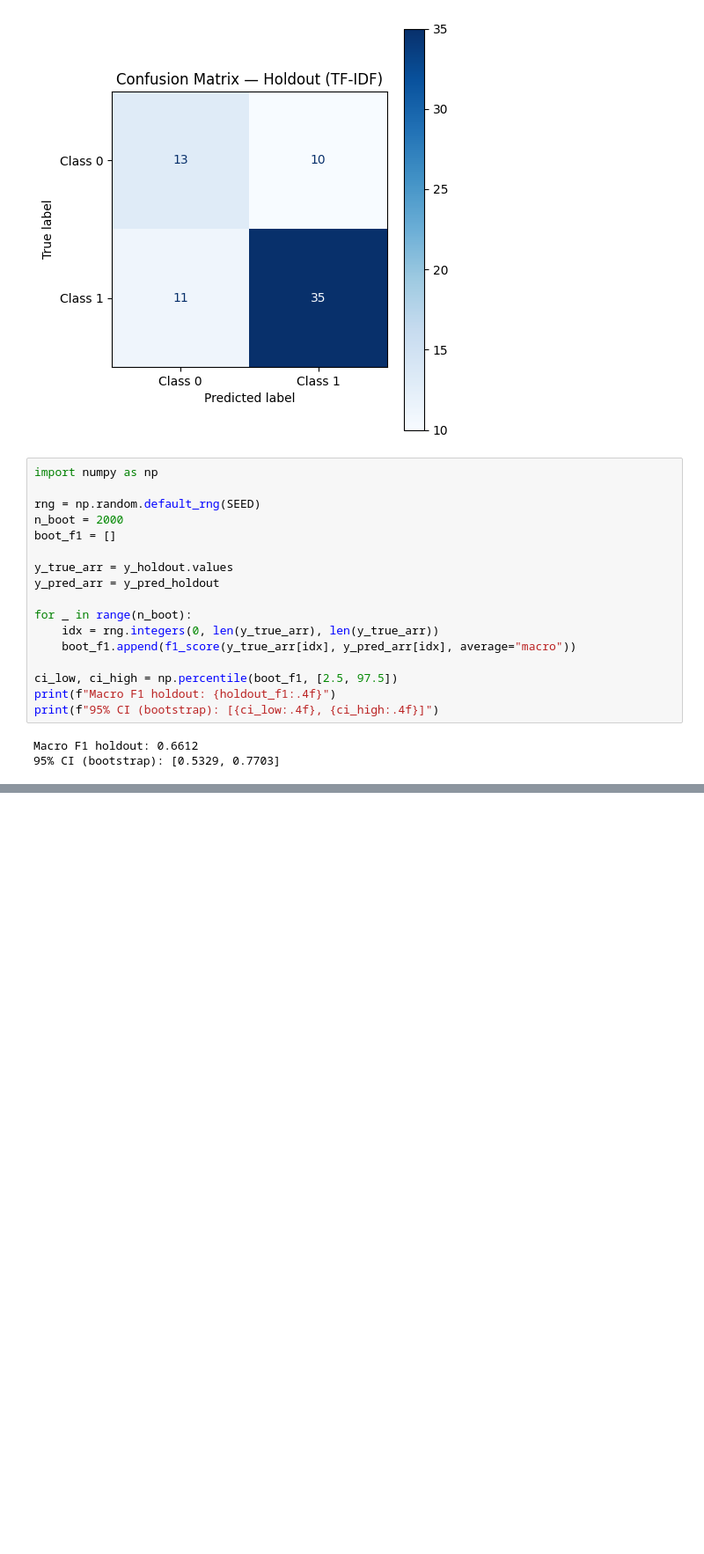
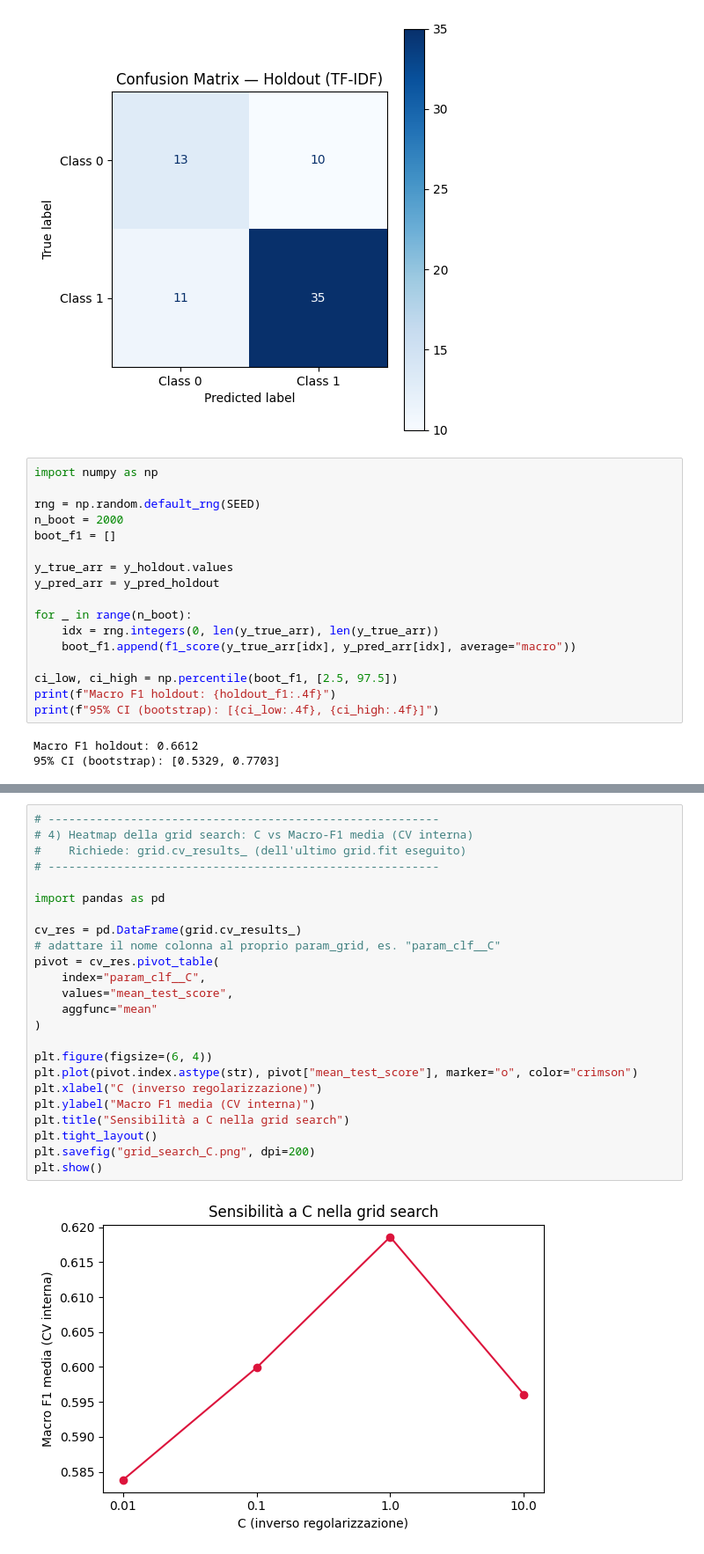
Before and after one commit to WrongMedal/SML_Rebels_G24, a Jupyter notebook: Codice/03_model_logreg.ipynb, the cells around one changed output, grey strips where cells are left out. Shown at 88% size. Drawn from its saved outputs; the diff is of its cells as text; blank space fills up the shorter version.

```diff
--- a/Codice/03_model_logreg.ipynb
+++ b/Codice/03_model_logreg.ipynb
@@ -593,0 +648,26 @@ Macro F1 holdout: 0.6612
+# %%
+# ---------------------------------------------------------
+# 4) Heatmap della grid search: C vs Macro-F1 media (CV interna)
+#    Richiede: grid.cv_results_ (dell'ultimo grid.fit eseguito)
+# ---------------------------------------------------------
+
+import pandas as pd
+
+cv_res = pd.DataFrame(grid.cv_results_)
+# adattare il nome colonna al proprio param_grid, es. "param_clf__C"
+pivot = cv_res.pivot_table(
+    index="param_clf__C",
+    values="mean_test_score",
+    aggfunc="mean"
+)
+
+plt.figure(figsize=(6, 4))
+plt.plot(pivot.index.astype(str), pivot["mean_test_score"], marker="o", color="crimson")
+plt.xlabel("C (inverso regolarizzazione)")
+plt.ylabel("Macro F1 media (CV interna)")
+plt.title("Sensibilità a C nella grid search")
+plt.tight_layout()
+plt.savefig("grid_search_C.png", dpi=200)
+plt.show()
+# %% [output]
+[figure, added]
```
Also changed, not shown: parts of 6 cells of this notebook.
